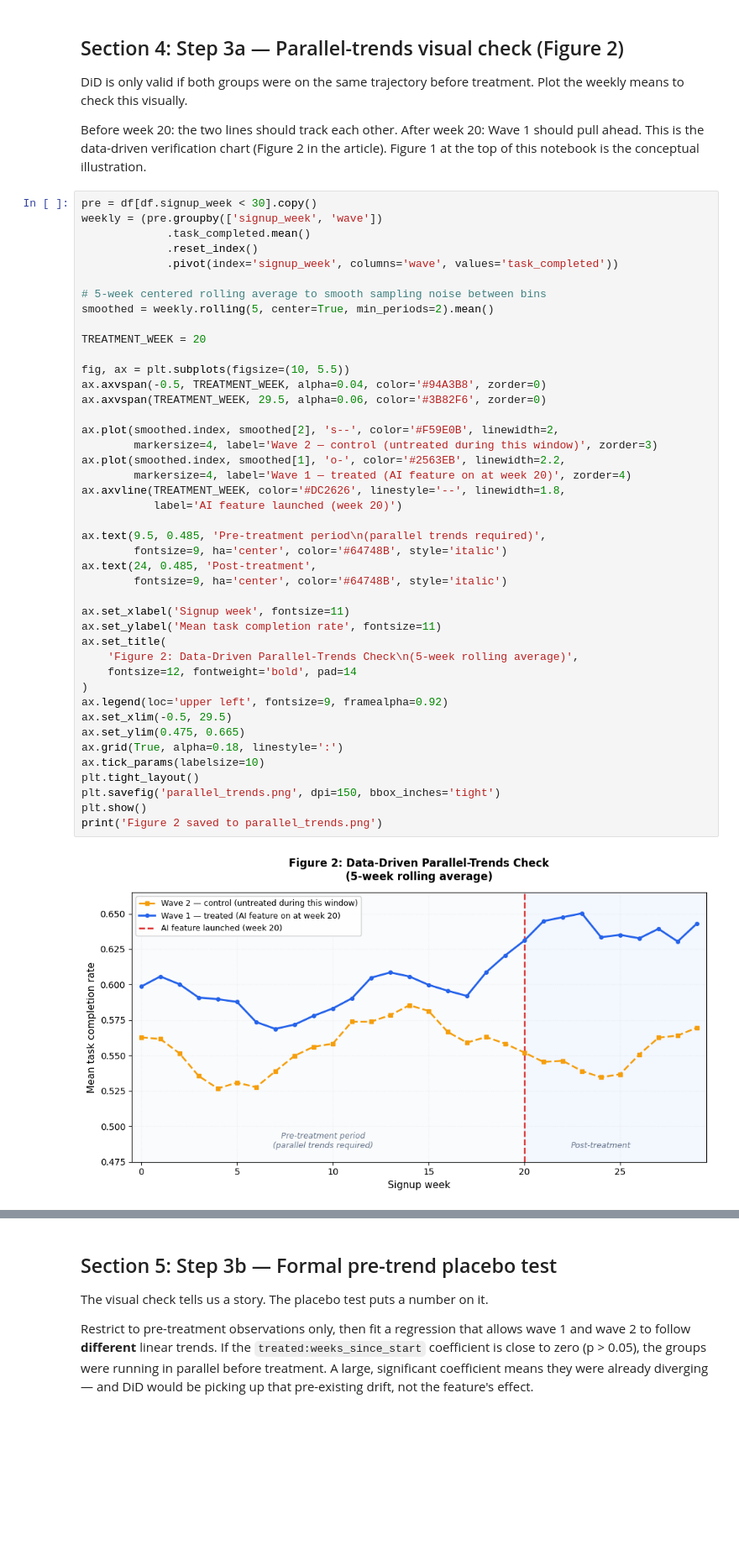
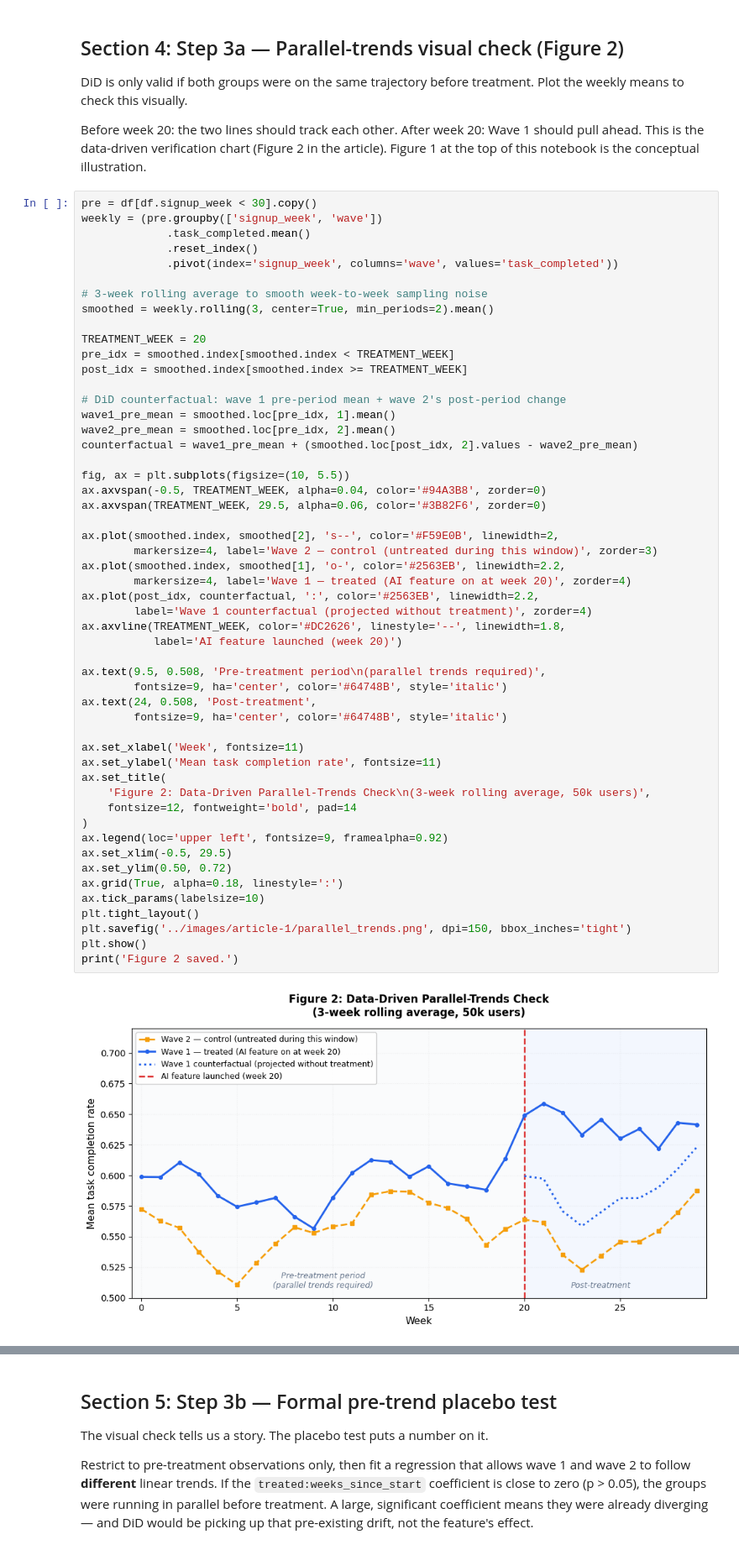
Before and after one commit to RudrenduPaul/product-experimentation-causal-inference-genai-llm, a Jupyter notebook: 01_did_staged_rollouts/did_demo.ipynb, the cells around one changed output, grey strips where cells are left out. Shown at 84% size. Saved outputs shown, nothing was run; the diff lists cells and outputs as text; blank space fills up the shorter version.

```diff
--- a/01_did_staged_rollouts/did_demo.ipynb
+++ b/01_did_staged_rollouts/did_demo.ipynb
@@ -219,41 +219,50 @@ weekly = (pre.groupby(['signup_week', 'wave'])
              .reset_index()
              .pivot(index='signup_week', columns='wave', values='task_completed'))
 
-# 5-week centered rolling average to smooth sampling noise between bins
-smoothed = weekly.rolling(5, center=True, min_periods=2).mean()
+# 3-week rolling average to smooth week-to-week sampling noise
+smoothed = weekly.rolling(3, center=True, min_periods=2).mean()
 
 TREATMENT_WEEK = 20
+pre_idx = smoothed.index[smoothed.index < TREATMENT_WEEK]
+post_idx = smoothed.index[smoothed.index >= TREATMENT_WEEK]
+
+# DiD counterfactual: wave 1 pre-period mean + wave 2's post-period change
+wave1_pre_mean = smoothed.loc[pre_idx, 1].mean()
+wave2_pre_mean = smoothed.loc[pre_idx, 2].mean()
+counterfactual = wave1_pre_mean + (smoothed.loc[post_idx, 2].values - wave2_pre_mean)
 
 fig, ax = plt.subplots(figsize=(10, 5.5))
 ax.axvspan(-0.5, TREATMENT_WEEK, alpha=0.04, color='#94A3B8', zorder=0)
 ax.axvspan(TREATMENT_WEEK, 29.5, alpha=0.06, color='#3B82F6', zorder=0)
 
 ax.plot(smoothed.index, smoothed[2], 's--', color='#F59E0B', linewidth=2,
         markersize=4, label='Wave 2 — control (untreated during this window)', zorder=3)
 ax.plot(smoothed.index, smoothed[1], 'o-', color='#2563EB', linewidth=2.2,
         markersize=4, label='Wave 1 — treated (AI feature on at week 20)', zorder=4)
+ax.plot(post_idx, counterfactual, ':', color='#2563EB', linewidth=2.2,
+        label='Wave 1 counterfactual (projected without treatment)', zorder=4)
 ax.axvline(TREATMENT_WEEK, color='#DC2626', linestyle='--', linewidth=1.8,
            label='AI feature launched (week 20)')
 
-ax.text(9.5, 0.485, 'Pre-treatment period\n(parallel trends required)',
+ax.text(9.5, 0.508, 'Pre-treatment period\n(parallel trends required)',
         fontsize=9, ha='center', color='#64748B', style='italic')
-ax.text(24, 0.485, 'Post-treatment',
+ax.text(24, 0.508, 'Post-treatment',
         fontsize=9, ha='center', color='#64748B', style='italic')
 
-ax.set_xlabel('Signup week', fontsize=11)
+ax.set_xlabel('Week', fontsize=11)
 ax.set_ylabel('Mean task completion rate', fontsize=11)
 ax.set_title(
-    'Figure 2: Data-Driven Parallel-Trends Check\n(5-week rolling average)',
+    'Figure 2: Data-Driven Parallel-Trends Check\n(3-week rolling average, 50k users)',
     fontsize=12, fontweight='bold', pad=14
 )
 ax.legend(loc='upper left', fontsize=9, framealpha=0.92)
 ax.set_xlim(-0.5, 29.5)
-ax.set_ylim(0.475, 0.665)
+ax.set_ylim(0.50, 0.72)
 ax.grid(True, alpha=0.18, linestyle=':')
 ax.tick_params(labelsize=10)
 plt.tight_layout()
-plt.savefig('parallel_trends.png', dpi=150, bbox_inches='tight')
+plt.savefig('../images/article-1/parallel_trends.png', dpi=150, bbox_inches='tight')
 plt.show()
-print('Figure 2 saved to parallel_trends.png')
+print('Figure 2 saved.')
 # %% [output]
-[figure, old version]
+[figure, new version]
```
Also changed, not shown: parts of 6 cells of this notebook, 1 other file.
